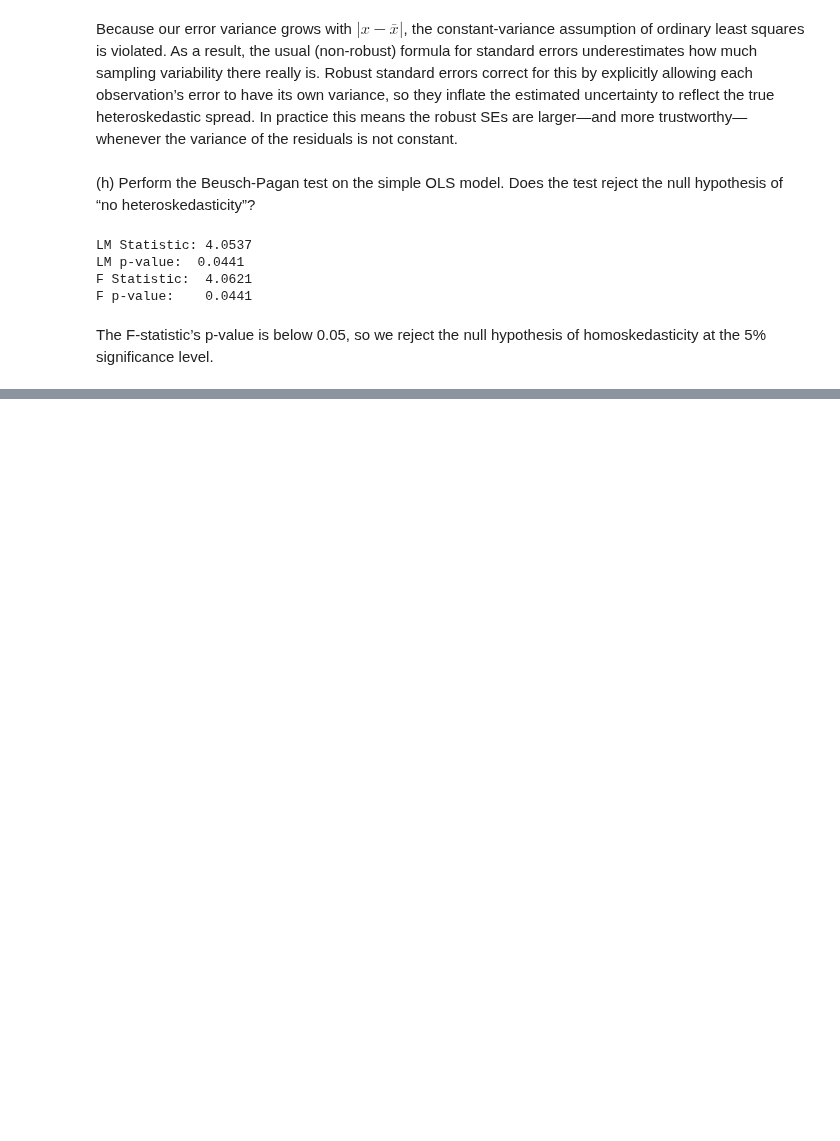
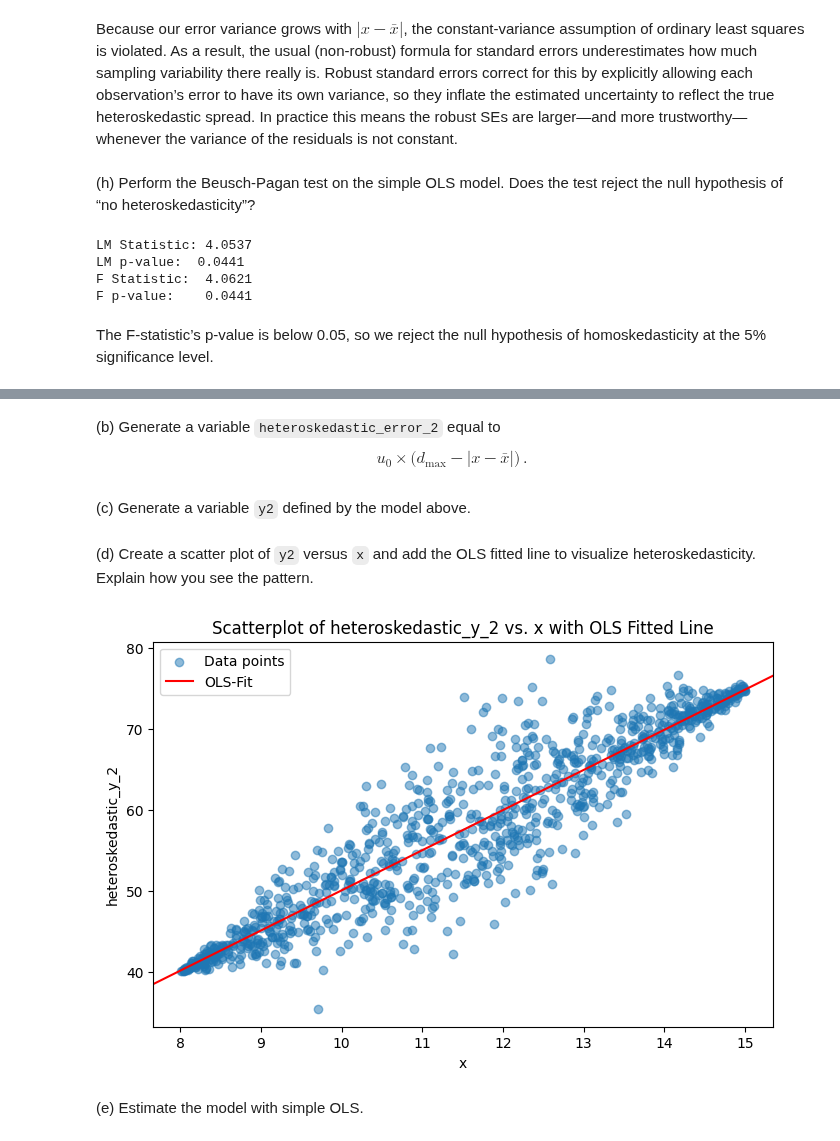
Before and after one commit to J-Wilke/Computational-Economics, a Jupyter notebook: Econometrics/Econometrics_II_Excercises/E2_Misspecification.ipynb, the cells around one changed output, grey strips where cells are left out. Drawn from its saved outputs; the diff is of its cells as text; code cells hidden in the pictures; blank space fills up the shorter version.

```diff
--- a/Econometrics/Econometrics_II_Excercises/E2_Misspecification.ipynb
+++ b/Econometrics/Econometrics_II_Excercises/E2_Misspecification.ipynb
@@ -256,0 +277,28 @@ The F‑statistic’s p‑value is below 0.05, so we reject the null hypothesis
+# %%
+# (a) Maximum distance from the mean
+dmax = np.max(np.abs(x - mean_x))
+# %% [markdown]
+(b) Generate a variable `heteroskedastic_error_2` equal to $$u_0 \times \bigl(d_{\max} - |x - \bar{x}|\bigr)\,. $$
+# %%
+# (b) "Good" heteroskedastic error
+heteroskedastic_error_2 = homoskedastic_error * (dmax - np.abs(x - mean_x))
+# %% [markdown]
+ (c) Generate a variable `y2` defined by the model above.
+# %%
+heteroskedastic_y_2 = beta_0 + beta_1 * x + heteroskedastic_error_2
+# %% [markdown]
+ (d) Create a scatter plot of `y2` versus `x` and add the OLS fitted line to visualize heteroskedasticity. Explain how you see the pattern.
+# %%
+model2 = sm.OLS(heteroskedastic_y_2, X).fit()
+fig, ax = plt.subplots(figsize=(8,5))
+ax.scatter(x, heteroskedastic_y_2, alpha=0.5, label='Data points')
+abline_plot(model_results=model2, ax=ax, color='red', label='OLS-Fit')
+ax.set_xlabel('x')
+ax.set_ylabel('heteroskedastic_y_2')
+ax.set_title('Scatterplot of heteroskedastic_y_2 vs. x with OLS Fitted Line')
+ax.legend()
+plt.show()
+# %% [output]
+[figure, added]
+# %% [markdown]
+(e) Estimate the model with simple OLS.
```
Also changed, not shown: parts of 7 cells of this notebook.
